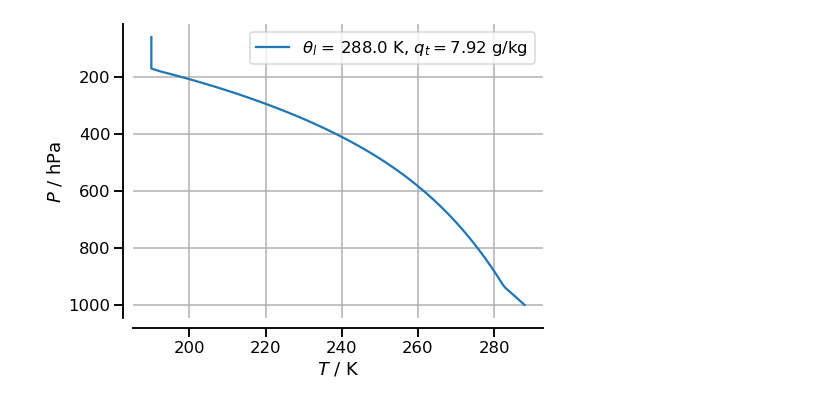
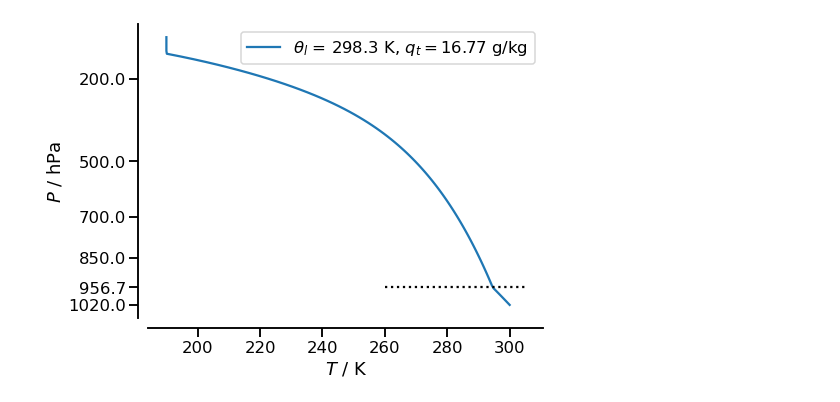
Before and after one commit to mpimet/moist_thermodynamics, a Jupyter notebook: moist_thermodynamics/examples.ipynb, the cells around one changed output. Cells and saved outputs as stored; diff of their text form; code cells hidden in the pictures.

```diff
--- a/moist_thermodynamics/examples.ipynb
+++ b/moist_thermodynamics/examples.ipynb
@@ -14,31 +20,35 @@ Usage of the moist thermodynamic functions is documented through a number of exa
 # %%
 es      = mt.es_liq
 p2q     = mt.partial_pressure_to_specific_humidity
 theta_l = mt.theta_l
 Tl2T    = np.vectorize(mt.T_from_Tl)
 
-Psfc = 100000.
-Tsfc = 288.
+Psfc = 102000.
+Tsfc = 300.
 Tmin = 190.
 dP   = 1000.
-P    = np.arange(Psfc,0.5e4,-dP)
+P    = np.arange(Psfc,0.4e4,-dP)
 
-RH   = 0.75
+RH   = 0.77
 qt   = p2q(RH*es(Tsfc),Psfc)
 
 sns.set_context('talk')
 fig, ax = plt.subplots(figsize = (7,5), constrained_layout = True)
 
 Tl  = theta_l(Tsfc,Psfc,qt)
 TK  = np.maximum(Tl2T(Tl,P,qt),Tmin)
 ax.plot(TK,P/100.,label=f"$\\theta_l$ = {Tl:.1f} K, $q_t = ${1000*qt:.2f} g/kg")
 
+Plcl = mt.plcl(Tsfc,Psfc,qt).squeeze()/100.
+
+ax.hlines(Plcl,260,305.,ls='dotted',color='k')
+ax.set_yticks([Psfc/100,Plcl,850.,700,500,200])
 plt.gca().invert_yaxis()
 plt.legend()
 
 ax.set_xlabel("$T$ / K")
 ax.set_ylabel("$P$ / hPa")
-plt.grid()
+#plt.grid()
 sns.despine(offset=10)
 # %% [output]
-[figure, old version]
+[figure, new version]
```
Also changed, not shown: parts of 6 cells of this notebook, 6 other files.
